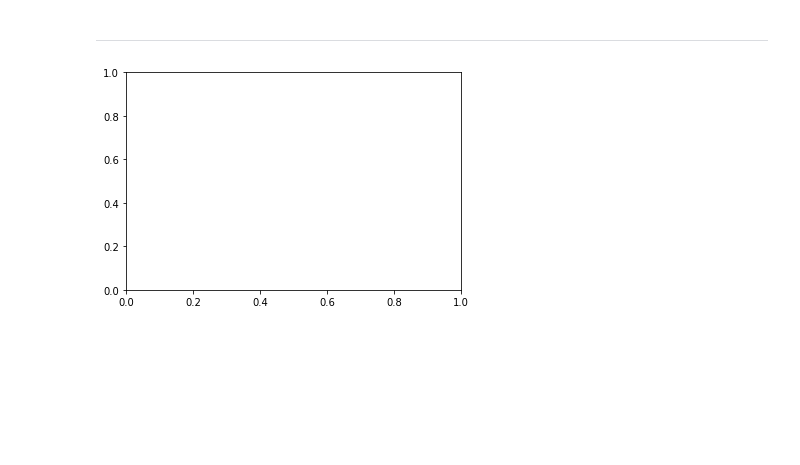
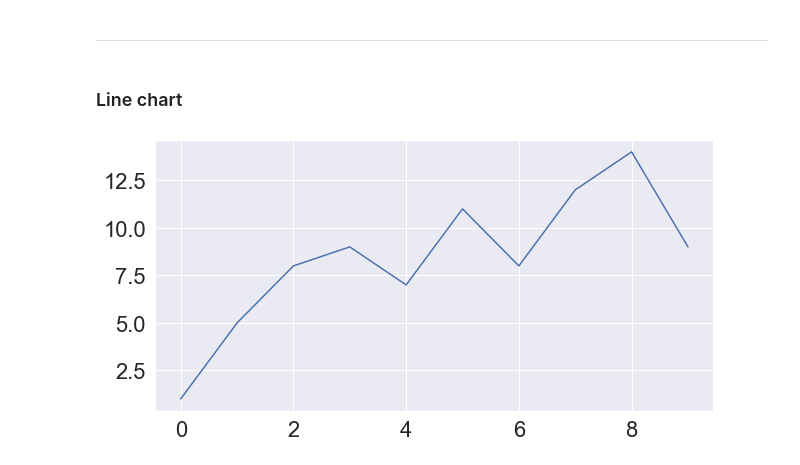
Before and after one commit to haocloo/USM_CS, a Jupyter notebook: CPC152/lecture_notes.ipynb, the cells around one changed output. Cells and saved outputs as stored; diff of their text form; code cells hidden in the pictures; blank space fills up the shorter version.

```diff
--- a/CPC152/lecture_notes.ipynb
+++ b/CPC152/lecture_notes.ipynb
@@ -37,8 +30,2 @@ AKP201
 # %% [markdown]
 <hr></hr>
-# %%
-# Figures and axes
-import matplotlib.pyplot as plt
-fig, ax = plt.subplots()
-# %% [output]
-[figure, removed]
@@ -66,0 +37,9 @@ plt.show()
+# %% [markdown]
+### Line chart
+# %%
+plt.figure(figsize=(10,5))
+values = [1, 5, 8, 9, 7, 11, 8, 12, 14, 9]
+plt.plot(values)
+plt.show()
+# %% [output]
+[figure, added]
```
Also changed, not shown: parts of 19 cells of this notebook.
